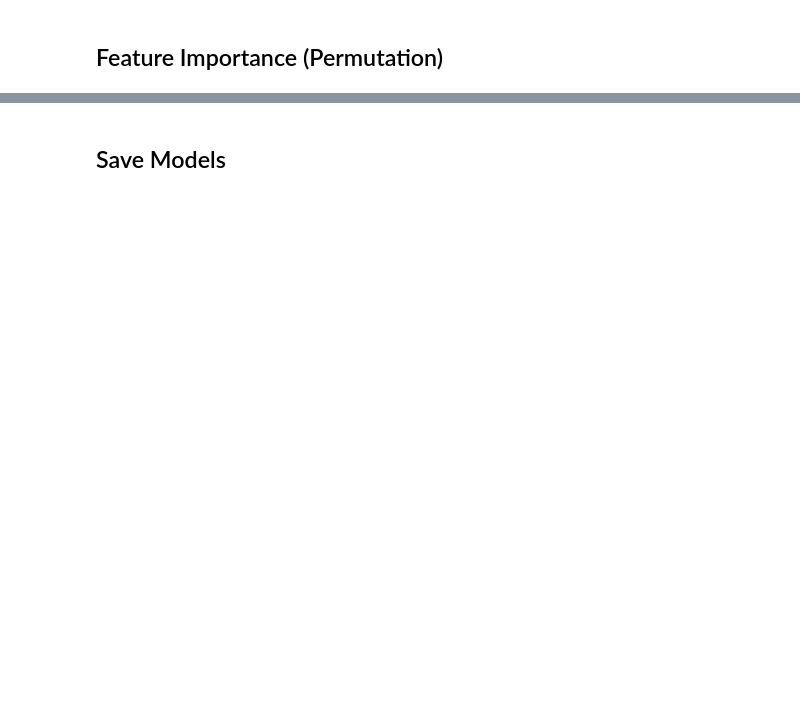
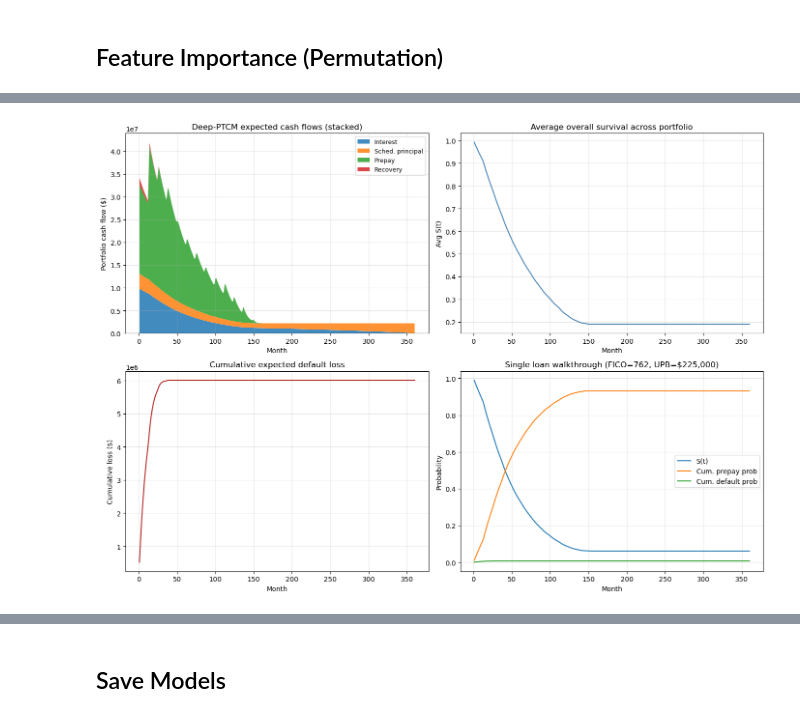
Before and after one commit to bronsbar/freddie-mac-survival-analysis, a Jupyter notebook: notebooks/21_deep_ptcm.ipynb, the cells around one changed output, grey strips where cells are left out. Drawn from its saved outputs; the diff is of its cells as text; code cells hidden in the pictures; blank space fills up the shorter version.

```diff
--- a/notebooks/21_deep_ptcm.ipynb
+++ b/notebooks/21_deep_ptcm.ipynb
@@ -561,0 +1067,18 @@ plt.show()
+# %%
+%%time
+cf_results = engine.project_cash_flows(loans_df_cf, X_cf)
+portfolio_cf = engine.aggregate_portfolio(cf_results)
+
+orig_upb_total = float(loans_df_cf['orig_upb'].sum())
+print('\nPortfolio cash-flow summary (Deep-PTCM):')
+print(f"  Total interest:            ${cf_results['interest'].sum():>15,.0f}")
+print(f"  Total scheduled principal: ${cf_results['scheduled_principal'].sum():>15,.0f}")
+print(f"  Total prepayment:          ${cf_results['prepayment'].sum():>15,.0f}")
+print(f"  Total recovery:            ${cf_results['recovery'].sum():>15,.0f}")
+print(f"  Total expected loss:       ${cf_results['loss'].sum():>15,.0f}")
+print(f"  Aggregate cash flow:       ${cf_results['total_cf'].sum():>15,.0f}")
+print(f"  Total UPB at origination:  ${orig_upb_total:>15,.0f}")
+print(f"  Loss / orig UPB:           {cf_results['loss'].sum() / orig_upb_total:>15.4%}")
+print(f"  Avg WAL contribution year: {(np.arange(1, T_PROJ + 1) * portfolio_cf['principal_return']).sum() / portfolio_cf['principal_return'].sum() / 12:>15.2f}")
+print(f"\nFirst 12 months of portfolio cash flow:")
+print(portfolio_cf.head(12).to_string(index=False))
@@ -561,0 +1103,57 @@ plt.show()
+# %%
+fig, axes = plt.subplots(2, 2, figsize=(14, 10))
+
+months = portfolio_cf['month'].values
+
+# -- Stacked components ---
+ax = axes[0, 0]
+ax.stackplot(
+    months,
+    portfolio_cf['interest'],
+    portfolio_cf['scheduled_principal'],
+    portfolio_cf['prepayment'],
+    portfolio_cf['recovery'],
+    labels=['Interest', 'Sched. principal', 'Prepay', 'Recovery'],
+    alpha=0.85,
+)
+ax.set_xlabel('Month')
+ax.set_ylabel('Portfolio cash flow ($)')
+ax.set_title('Deep-PTCM expected cash flows (stacked)')
+ax.legend(loc='upper right', fontsize=9)
+ax.grid(True, alpha=0.3)
+
+# --- Average overall survival ---
+ax = axes[0, 1]
+ax.plot(months, portfolio_cf['avg_survival'], color='steelblue')
+ax.set_xlabel('Month')
+ax.set_ylabel('Avg S(t)')
+ax.set_title('Average overall survival across portfolio')
+ax.grid(True, alpha=0.3)
+
+# --- Cumulative loss ---
+ax = axes[1, 0]
+ax.plot(months, portfolio_cf['loss'].cumsum(), color='firebrick')
+ax.set_xlabel('Month')
+ax.set_ylabel('Cumulative loss ($)')
+ax.set_title('Cumulative expected default loss')
+ax.grid(True, alpha=0.3)
+
+# --- Single-loan walkthrough (median FICO loan) ---
+ax = axes[1, 1]
+i_demo = int(np.argsort(test_df['fico_score'].values)[len(test_df) // 2])
+ax.plot(months, cf_results['survival'][i_demo], label='S(t)')
+ax.plot(months, np.cumsum(cf_results['f_prepay'][i_demo]), label='Cum. prepay prob')
+ax.plot(months, np.cumsum(cf_results['f_default'][i_demo]), label='Cum. default prob')
+fico_demo = test_df['fico_score'].iloc[i_demo]
+upb_demo = test_df['orig_upb'].iloc[i_demo]
+ax.set_xlabel('Month')
+ax.set_ylabel('Probability')
+ax.set_title(f'Single loan walkthrough (FICO={fico_demo:.0f}, UPB=${upb_demo:,.0f})')
+ax.legend()
+ax.grid(True, alpha=0.3)
+
+plt.tight_layout()
+plt.savefig(FIGURES_DIR / 'cash_flow_projection.png', dpi=150, bbox_inches='tight')
+plt.show()
+# %% [output]
+[figure, added]
```
Also changed, not shown: parts of 30 cells of this notebook, 3 other files.
